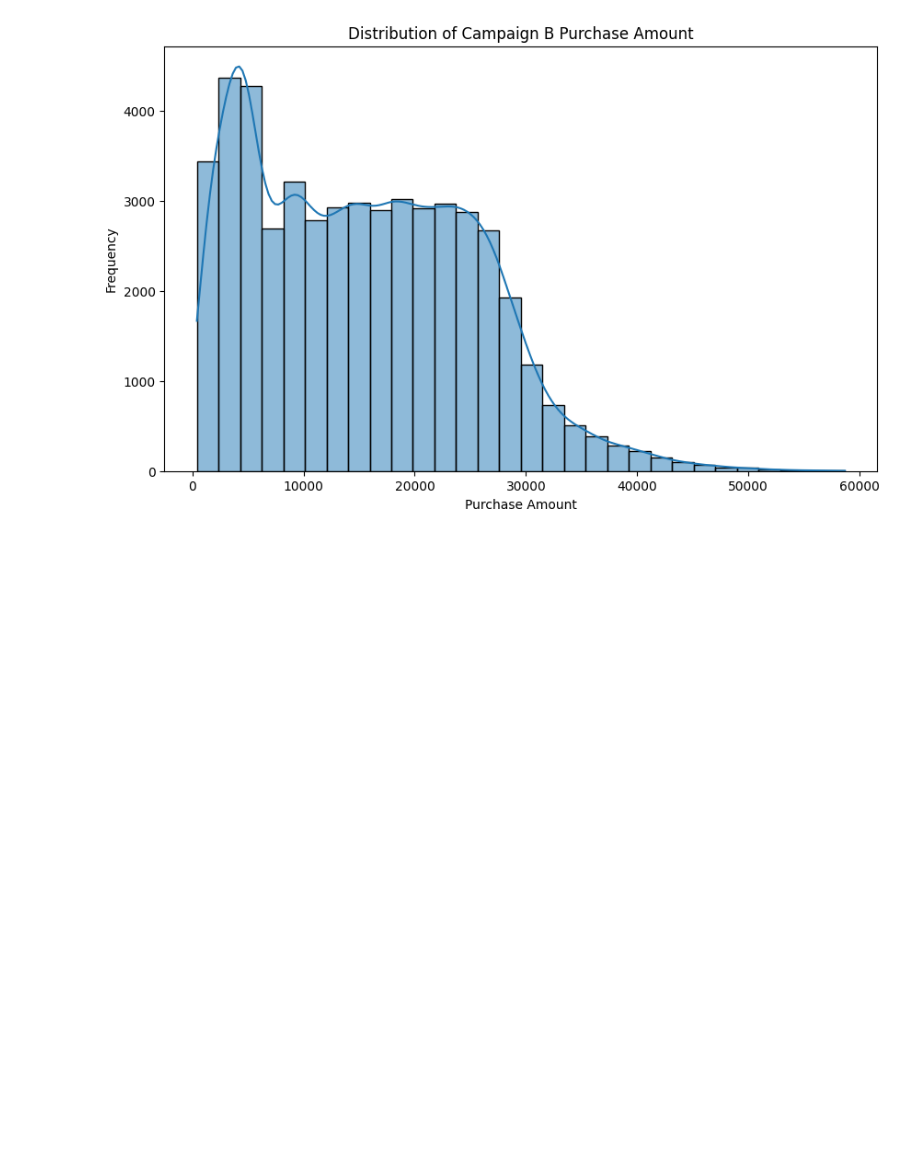
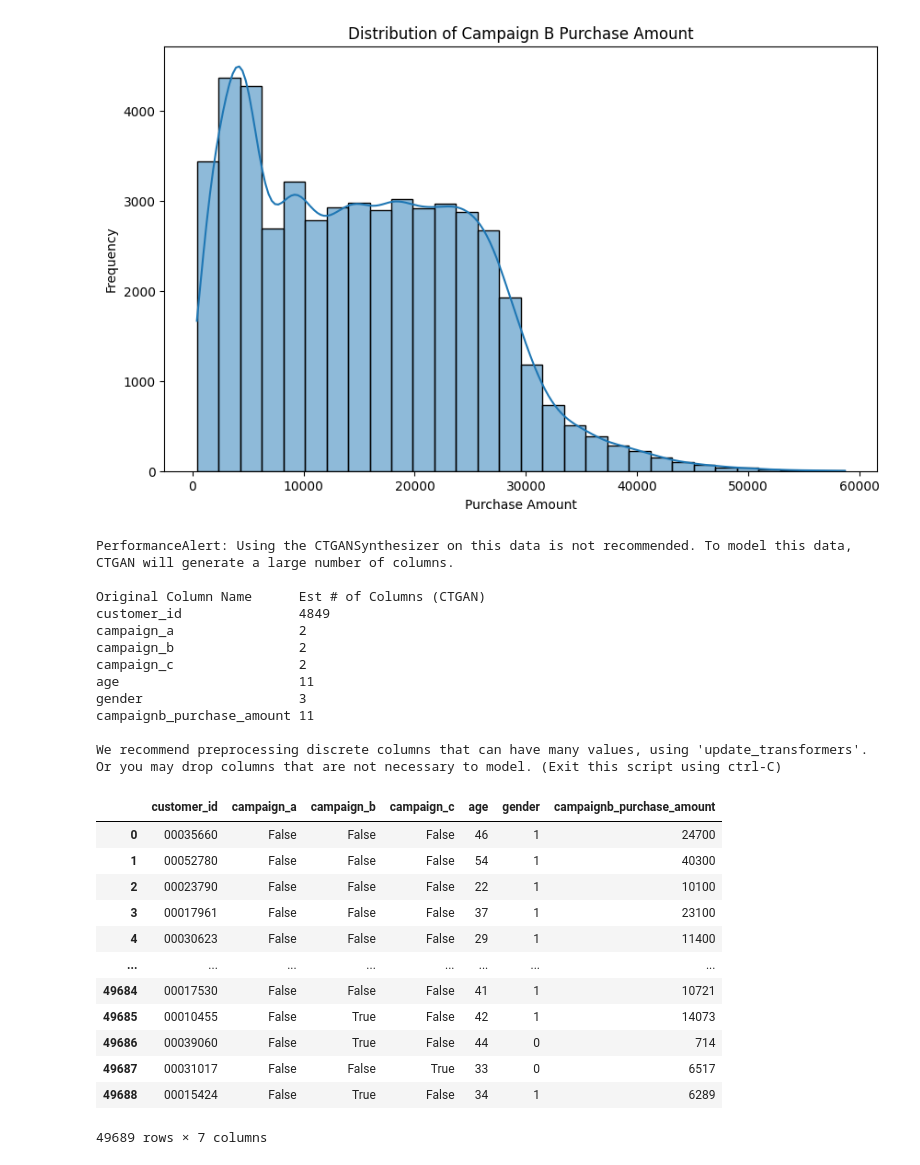
Before and after one commit to maton369/Data_Preprocessing_For_Data_Analyze, a Jupyter notebook: code/09_modeling_transforms.ipynb, the cells around one changed output. Saved outputs shown, nothing was run; the diff lists cells and outputs as text; code cells hidden in the pictures; blank space fills up the shorter version.

```diff
--- a/code/09_modeling_transforms.ipynb
+++ b/code/09_modeling_transforms.ipynb
@@ -232,3 +232,52 @@ plt.show()
 [figure]
 [figure]
 [figure]
+# %%
+# 乱数シードの固定（再現性の確保）
+import numpy as np
+import torch
+
+np.random.seed(8)
+torch.manual_seed(8)  # seedのあとの()内の数字が乱数シードの値
+
+# Epochs数を増やした場合
+# CTGANSynthesizerのインスタンスを作成, epochsはここで指定します
+ctgan = CTGANSynthesizer(metadata, epochs=10)
+
+# データを学習させる
+ctgan.fit(campaign)
+
+# 新しいデータを生成する（元のデータの2倍の量を生成する例）
+synthetic_data2 = ctgan.sample(campaign.shape[0] * 2)
+
+# 元のデータと合成データを結合
+combined_data2 = pd.concat([campaign, synthetic_data2], ignore_index=True)
+
+# 結合したデータの確認
+combined_data2
+# %% [output]
+PerformanceAlert: Using the CTGANSynthesizer on this data is not recommended. To model this data, CTGAN will generate a large number of columns.
+
+Original Column Name      Est # of Columns (CTGAN)
+customer_id               4849
+campaign_a                2
+campaign_b                2
+campaign_c                2
+age                       11
+gender                    3
+campaignb_purchase_amount 11
+
+We recommend preprocessing discrete columns that can have many values, using 'update_transformers'. Or you may drop columns that are not necessary to model. (Exit this script using ctrl-C)
+|  | customer_id | campaign_a | campaign_b | campaign_c | age | gender | campaignb_purchase_amount |
+| 0 | 00035660 | False | False | False | 46 | 1 | 24700 |
+| 1 | 00052780 | False | False | False | 54 | 1 | 40300 |
+| 2 | 00023790 | False | False | False | 22 | 1 | 10100 |
+| 3 | 00017961 | False | False | False | 37 | 1 | 23100 |
+| 4 | 00030623 | False | False | False | 29 | 1 | 11400 |
+| ... | ... | ... | ... | ... | ... | ... | ... |
+| 49684 | 00017530 | False | False | False | 41 | 1 | 10721 |
+| 49685 | 00010455 | False | True | False | 42 | 1 | 14073 |
+| 49686 | 00039060 | False | True | False | 44 | 0 | 714 |
+| 49687 | 00031017 | False | False | True | 33 | 0 | 6517 |
+| 49688 | 00015424 | False | True | False | 34 | 1 | 6289 |
+49689 rows × 7 columns
```
Also changed, not shown: parts of 6 cells of this notebook.
